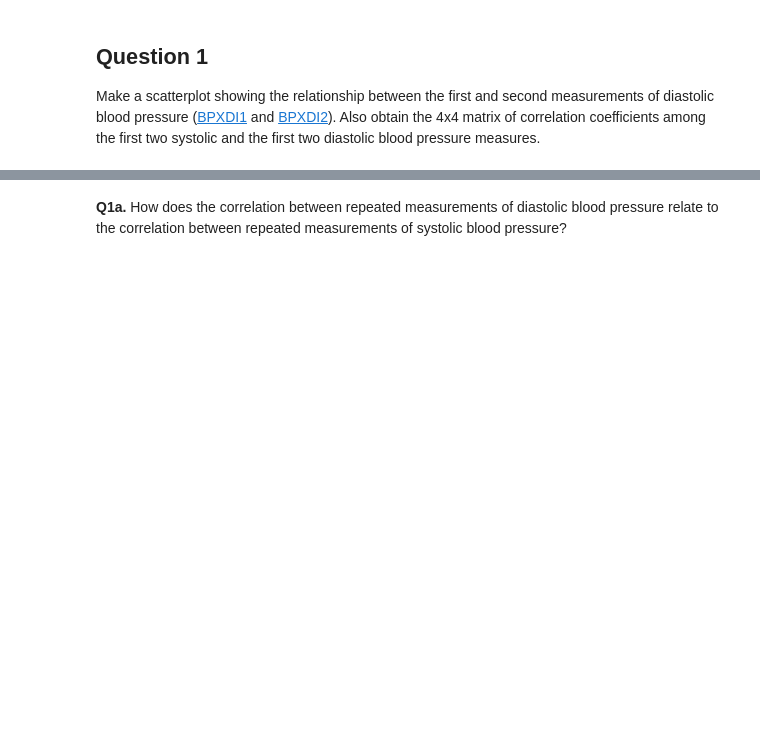
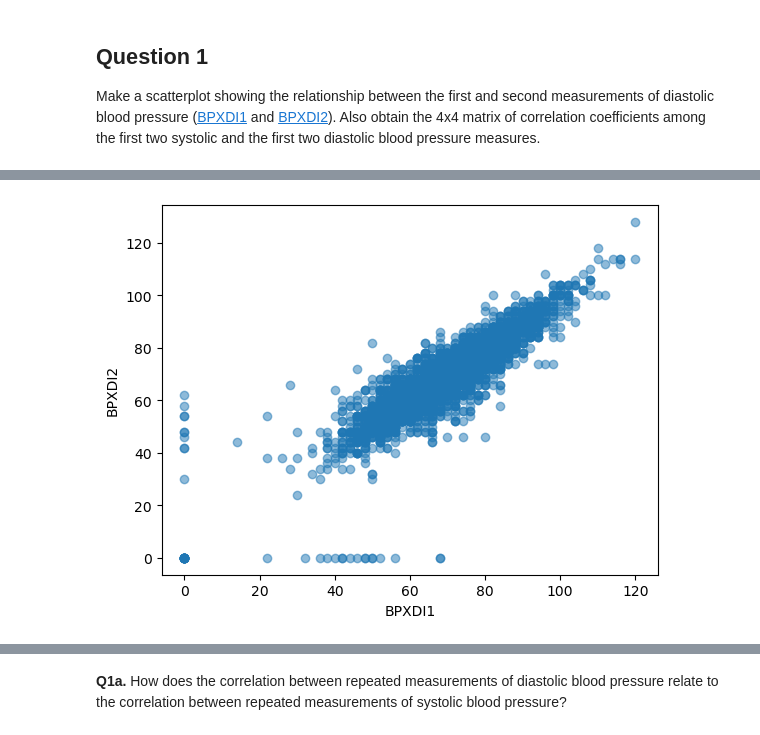
Before and after one commit to EsosaOrumwese/Statistics-with-Python, a Jupyter notebook: 1. Understanding and Visualizing Data with Python/Wk3/nhanes_multivariate_practice.ipynb, the cells around one changed output, grey strips where cells are left out. Drawn from its saved outputs; the diff is of its cells as text; code cells hidden in the pictures; blank space fills up the shorter version.

```diff
--- a/1. Understanding and Visualizing Data with Python/Wk3/nhanes_multivariate_practice.ipynb
+++ b/1. Understanding and Visualizing Data with Python/Wk3/nhanes_multivariate_practice.ipynb
@@ -39,3 +40,5 @@ plt.ylabel('2nd Measurement of Diastolic BP');
 # %%
 sns.regplot(data=df, x='BPXDI1', y='BPXDI2',
-           fit_reg=False, )
+            fit_reg=False, scatter_kws={"alpha":0.5});
+# %% [output]
+[figure, added]
```
Also changed, not shown: parts of 29 cells of this notebook.
